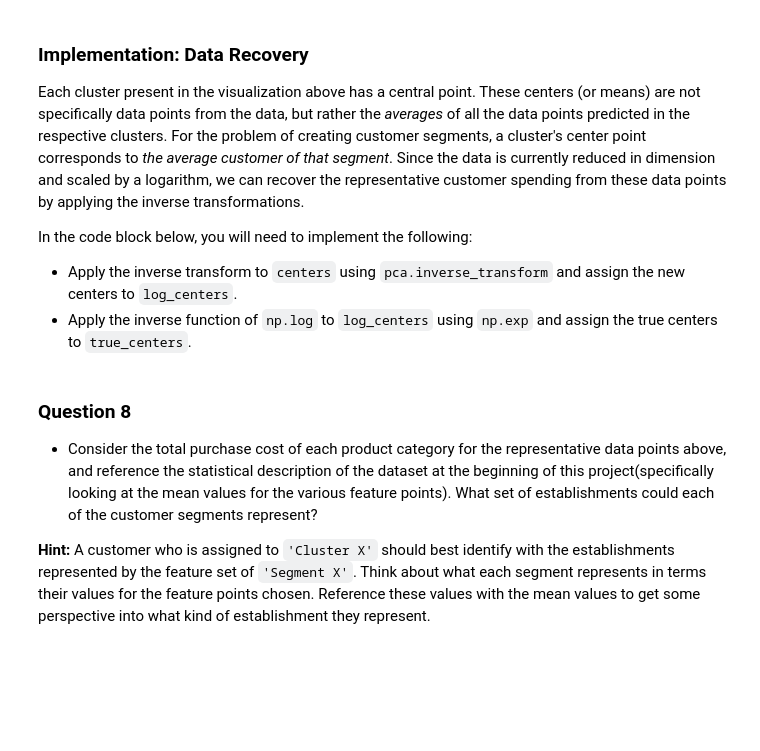
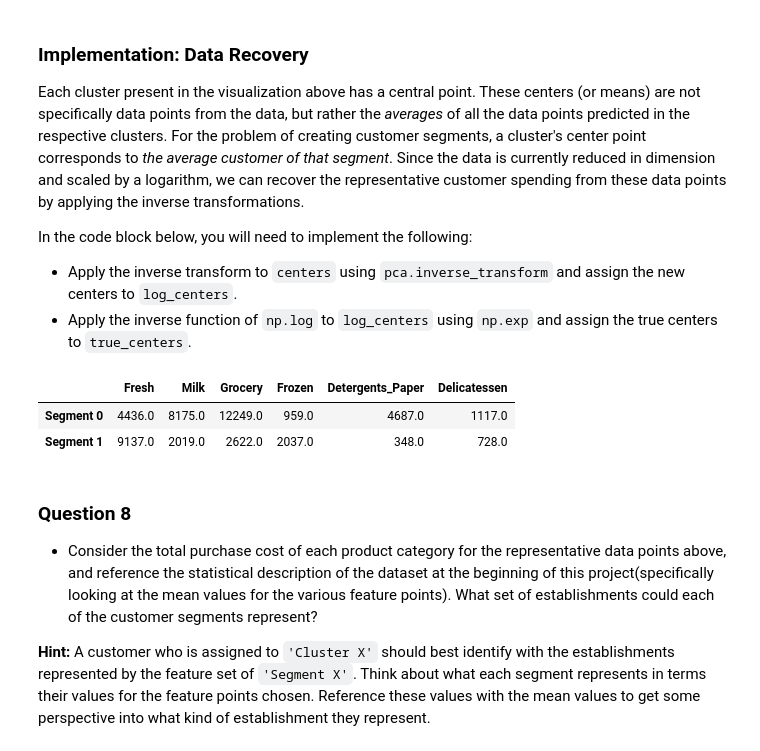
Before and after one commit to niklas-joh/Machine-Learning-Unsupervised-Learning, a Jupyter notebook: customer-segments/customer_segments.ipynb, the cells around one changed output. Cells and saved outputs as stored; diff of their text form; code cells hidden in the pictures; blank space fills up the shorter version.

```diff
--- a/customer-segments/customer_segments.ipynb
+++ b/customer-segments/customer_segments.ipynb
@@ -657,16 +657,20 @@ In the code block below, you will need to implement the following:
  - Apply the inverse function of `np.log` to `log_centers` using `np.exp` and assign the true centers to `true_centers`.
 # %%
 # TODO: Inverse transform the centers
-log_centers = None
+log_centers = pca.inverse_transform(centers)
 
 # TODO: Exponentiate the centers
-true_centers = None
+true_centers = np.exp(log_centers)
 
 # Display the true centers
 segments = ['Segment {}'.format(i) for i in range(0,len(centers))]
 true_centers = pd.DataFrame(np.round(true_centers), columns = data.keys())
 true_centers.index = segments
 display(true_centers)
+# %% [output]
+|  | Fresh | Milk | Grocery | Frozen | Detergents_Paper | Delicatessen |
+| Segment 0 | 4436.0 | 8175.0 | 12249.0 | 959.0 | 4687.0 | 1117.0 |
+| Segment 1 | 9137.0 | 2019.0 | 2622.0 | 2037.0 | 348.0 | 728.0 |
 # %% [markdown]
 ### Question 8
 
```
Also changed, not shown: parts of 2 cells of this notebook.
